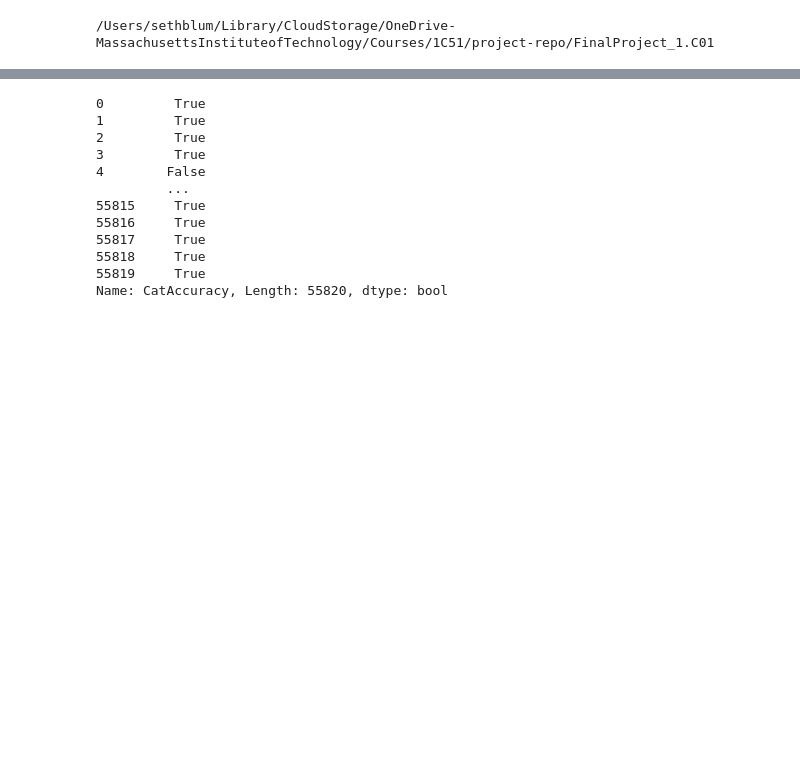
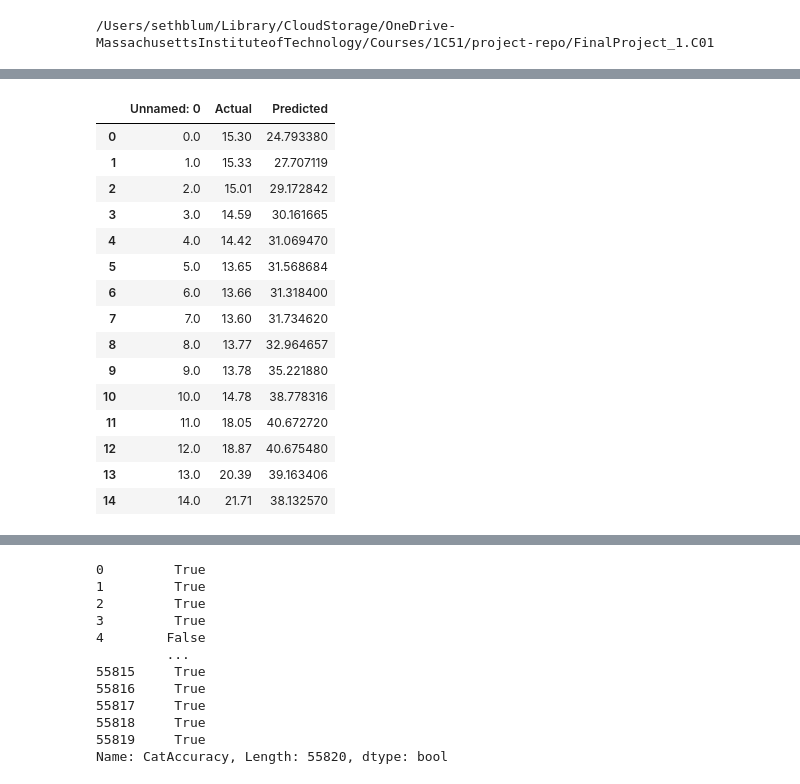
Before and after one commit to les-g-a/FinalProject_1.C01, a Jupyter notebook: predictandplot.ipynb, the cells around one changed output, grey strips where cells are left out. Cells and saved outputs as stored; diff of their text form; code cells hidden in the pictures; blank space fills up the shorter version.

```diff
--- a/predictandplot.ipynb
+++ b/predictandplot.ipynb
@@ -44,0 +98,19 @@ cleandf = pd.read_pickle('Data_Clean/merged_clean_df.pkl')
+# %%
+preddf.head(15)
+# %% [output]
+|  | Unnamed: 0 | Actual | Predicted |
+| 0 | 0.0 | 15.30 | 24.793380 |
+| 1 | 1.0 | 15.33 | 27.707119 |
+| 2 | 2.0 | 15.01 | 29.172842 |
+| 3 | 3.0 | 14.59 | 30.161665 |
+| 4 | 4.0 | 14.42 | 31.069470 |
+| 5 | 5.0 | 13.65 | 31.568684 |
+| 6 | 6.0 | 13.66 | 31.318400 |
+| 7 | 7.0 | 13.60 | 31.734620 |
+| 8 | 8.0 | 13.77 | 32.964657 |
+| 9 | 9.0 | 13.78 | 35.221880 |
+| 10 | 10.0 | 14.78 | 38.778316 |
+| 11 | 11.0 | 18.05 | 40.672720 |
+| 12 | 12.0 | 18.87 | 40.675480 |
+| 13 | 13.0 | 20.39 | 39.163406 |
+| 14 | 14.0 | 21.71 | 38.132570 |
```
Also changed, not shown: parts of 15 cells of this notebook.
